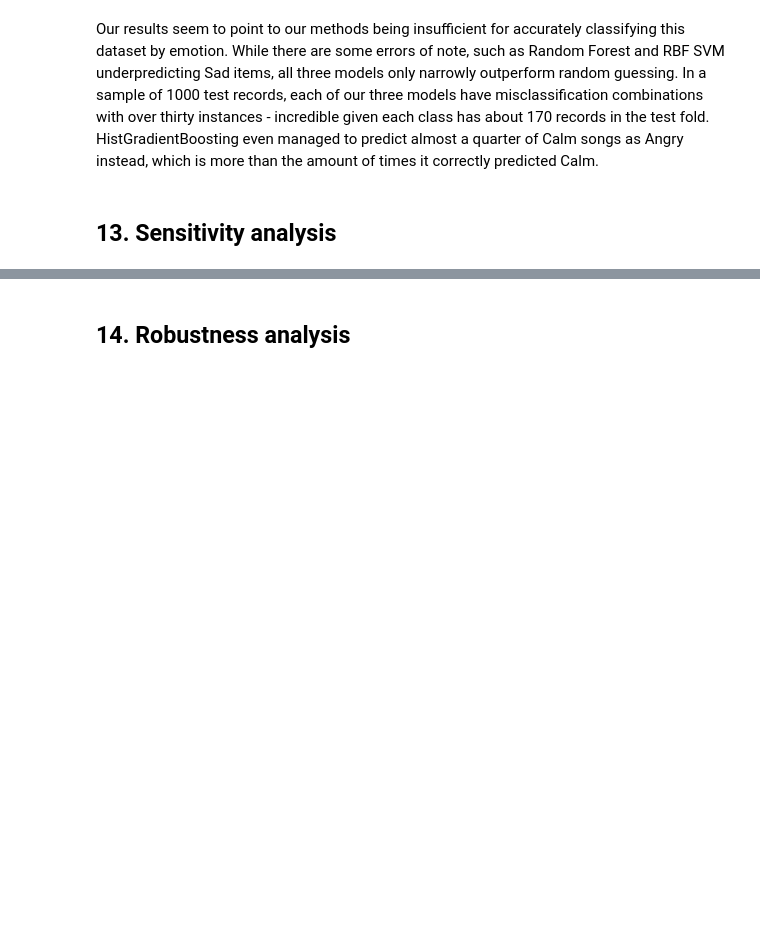
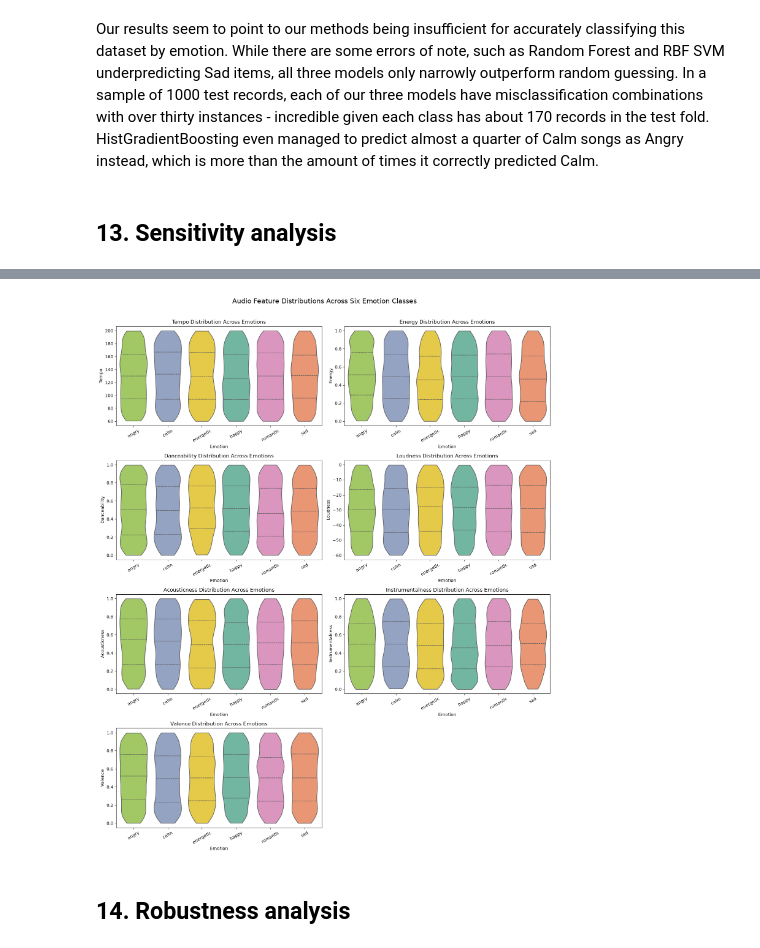
Before and after one commit to justinseeuoit/machine-learning-course-project, a Jupyter notebook: notebooks/3.0-experiments.ipynb, the cells around one changed output, grey strips where cells are left out. Saved outputs shown, nothing was run; the diff lists cells and outputs as text; code cells hidden in the pictures; blank space fills up the shorter version.

```diff
--- a/notebooks/3.0-experiments.ipynb
+++ b/notebooks/3.0-experiments.ipynb
@@ -1076,3 +1072,28 @@ Our results seem to point to our methods being insufficient for accurately class
+# %%
+fig, axes = plt.subplots(4, 2, figsize=(15, 18))
+
+axes = axes.flatten()
+
+for i, feature in enumerate(numeric_cols):
+
+    sns.violinplot(data=df, x=TARGET, y=feature, order=class_names, ax=axes[i], inner="quart", density_norm="width", cut=0, palette="Set2", hue=TARGET, legend=False)
+
+    axes[i].set_title(f"{feature} Distribution Across Emotions")
+    axes[i].set_xlabel("Emotion")
+    axes[i].set_ylabel(feature)
+    axes[i].tick_params(axis="x", rotation=30)
+
+fig.delaxes(axes[7])
+
+fig.suptitle("Audio Feature Distributions Across Six Emotion Classes",fontsize=16,y=1.01)
+
+plt.tight_layout()
+
+fig.savefig(FIG_DIR / "feature_distributions_by_emotion.png",dpi=300,bbox_inches="tight")
+
+plt.show()
+# %% [output]
+[figure, added]
 # %% [markdown]
 ## 14. Robustness analysis
 # %% [markdown]
```
Also changed, not shown: parts of 11 cells of this notebook.
